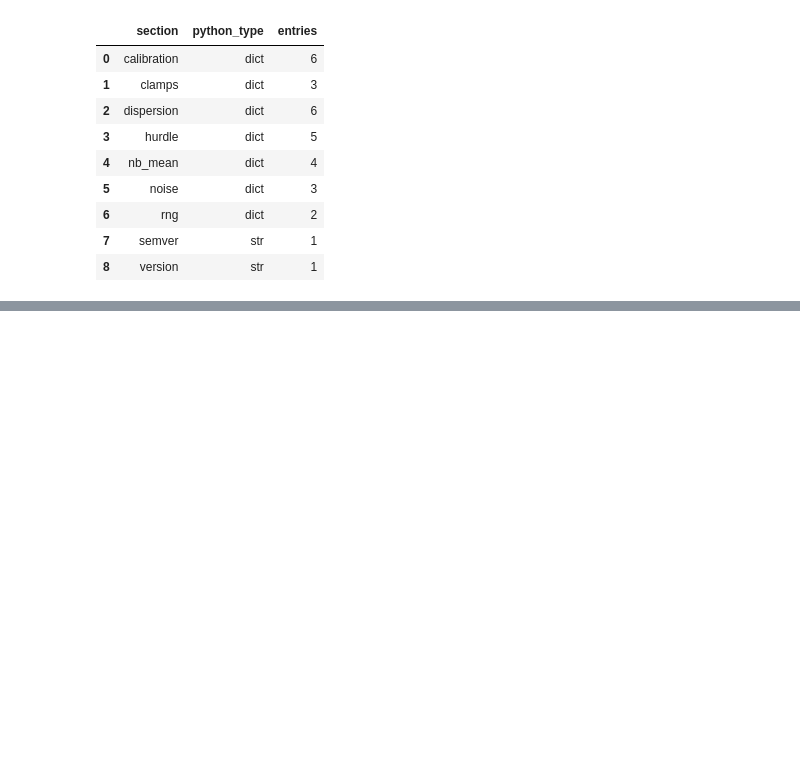
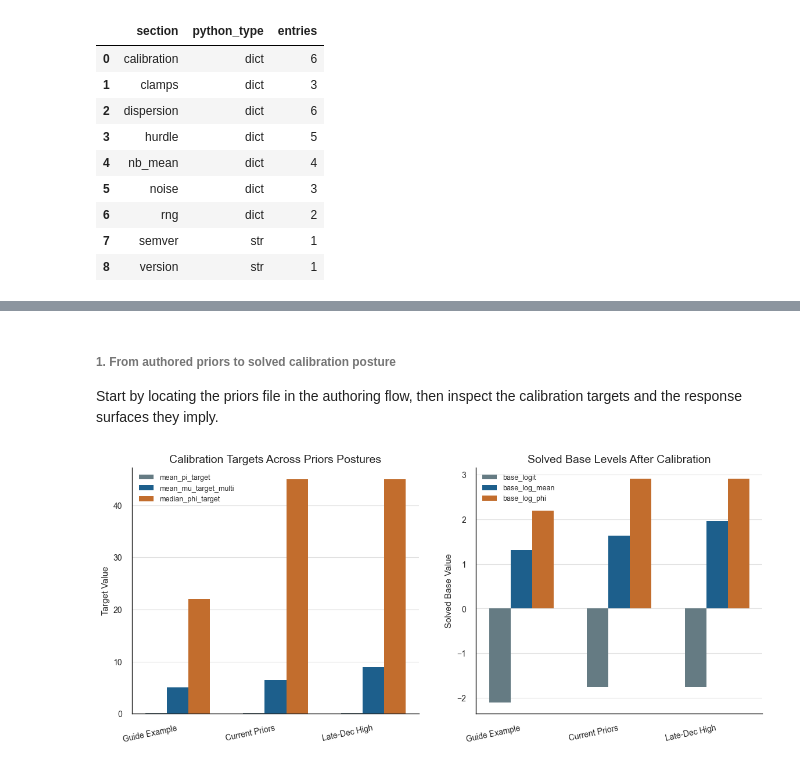
Before and after one commit to EsosaOrumwese/fraud-detection-system, a Jupyter notebook: analysis/dev_full_offline_investigation/00_investigation/notebooks/00_understanding_governed_data_world_p1.ipynb, the cells around one changed output, grey strips where cells are left out. Cells and saved outputs as stored; diff of their text form; code cells hidden in the pictures; blank space fills up the shorter version.

Commit message:
add in plots to notebook

```diff
--- a/analysis/dev_full_offline_investigation/00_investigation/notebooks/00_understanding_governed_data_world_p1.ipynb
+++ b/analysis/dev_full_offline_investigation/00_investigation/notebooks/00_understanding_governed_data_world_p1.ipynb
@@ -1977,0 +2537,7 @@ top_level_section_count: 9
+# %%
+# Build the shared simulation context once so the priors figures all inspect the same authored merchant world.
+hurdle_priors_ctx = build_hurdle_priors_context()
+# %% [markdown]
+###### 1. From authored priors to solved calibration posture
+
+Start by locating the priors file in the authoring flow, then inspect the calibration targets and the response surfaces they imply.
@@ -1977,0 +2547,5 @@ top_level_section_count: 9
+# %%
+# Authoring and calibration overview: where the priors sit and what the calibration targets are solving for.
+plot_hurdle_priors_calibration_scenarios(hurdle_priors_ctx)
+# %% [output]
+[figure, added]
```
Also changed, not shown: parts of 15 cells of this notebook.
